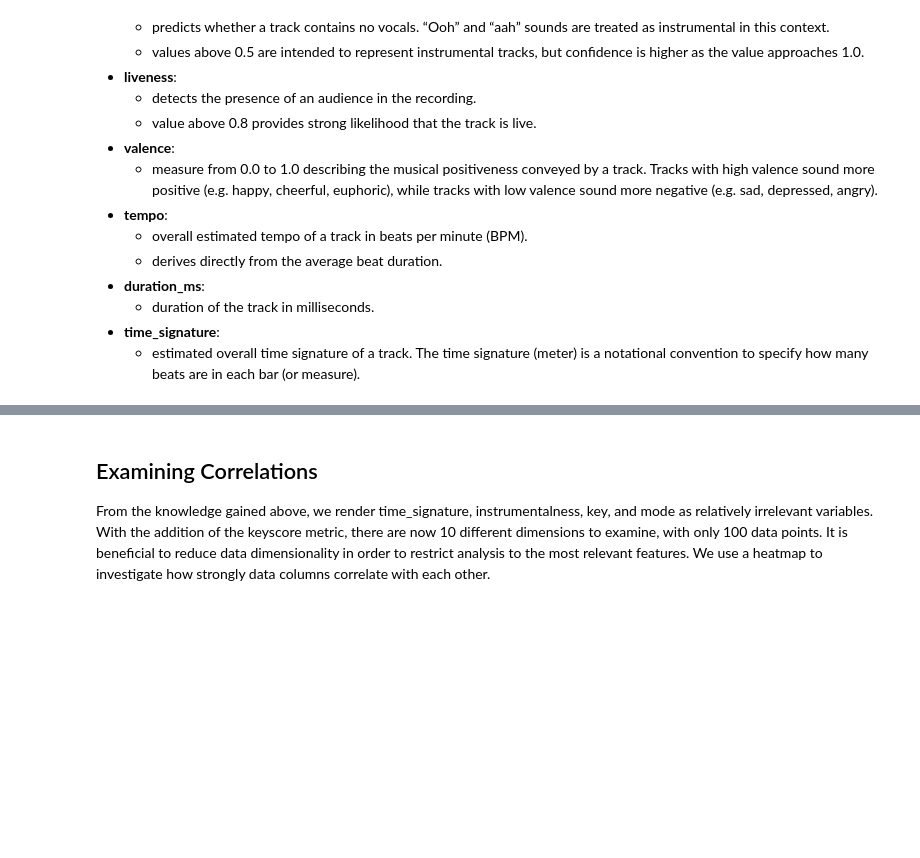
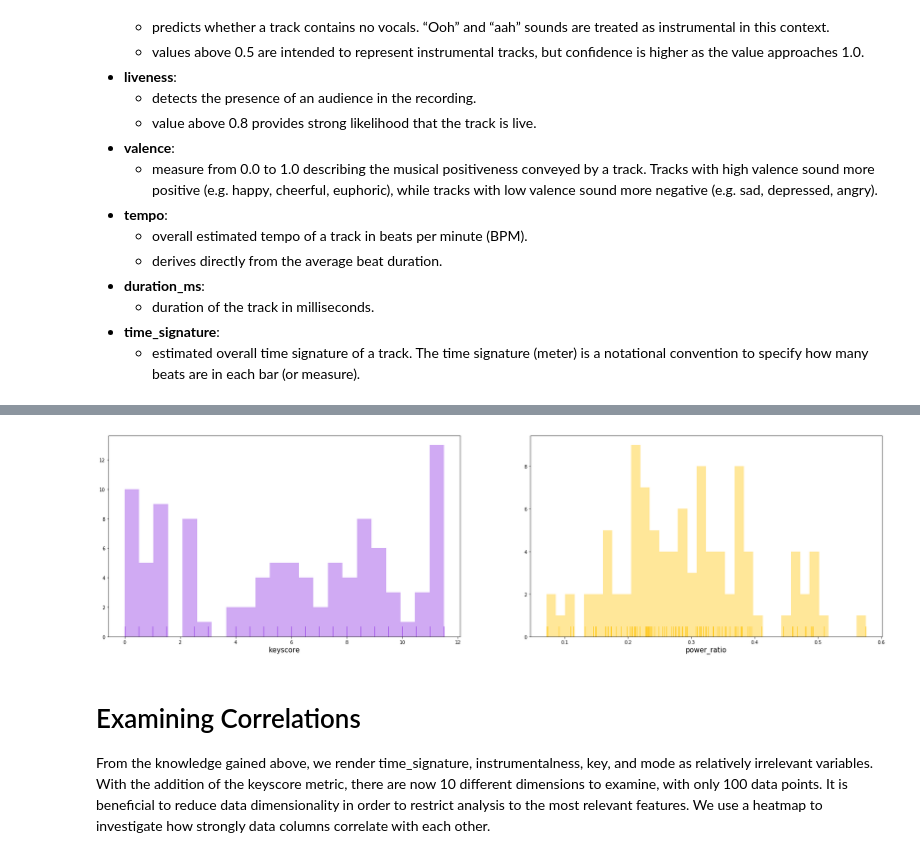
Before and after one commit to bigolu/CS439, a Jupyter notebook: SpotifyRankingStudy.ipynb, the cells around one changed output, grey strips where cells are left out. Saved outputs shown, nothing was run; the diff lists cells and outputs as text; code cells hidden in the pictures; blank space fills up the shorter version.

```diff
--- a/SpotifyRankingStudy.ipynb
+++ b/SpotifyRankingStudy.ipynb
@@ -52,8 +52,8 @@ import seaborn as sns
 # %% [markdown]
 We then read our csv data into a dataframe.  The dataset contains other information beyond the name of the songs and its ranking, as shown below.  We also check that the dataset is complete and void of duplicates.  Fortunately, our starting data is clean.
 # %%
-#sdata = pd.read_csv('./featuresdf.csv')
-sdata = pd.read_csv('./smaller.csv')
+sdata = pd.read_csv('./featuresdf.csv')
+
 sdata.head(8)
 # %% [output]
 |  | id | name | artists | danceability | energy | key | loudness | mode | speechiness | ... |
@@ -175,15 +185,26 @@ $$keyscore = key + 0.5*mode$$
 # %%
-fig1_2 = plt.figure(figsize = (10, 6))
+fig1_2 = plt.figure(figsize = (30, 8))
 
 
 sdata['keyscore'] = sdata['key'] + 0.5 * sdata['mode']
-a = fig1_2.add_subplot(1,1,1)
-a.set_xlabel('keyscore', fontsize = 15)
+sdata['power_ratio'] = 10 ** (sdata['loudness'] / 10)
+ks = fig1_2.add_subplot(1,2,1)
 
-a = sns.distplot(sdata['keyscore'], bins=22, #22 keys + mode pairs
+ks.set_xlabel('keyscore', fontsize = 15)
+
+ks = sns.distplot(sdata['keyscore'], bins=22, #22 keys + mode pairs
                  color = pal[3], rug = True, kde = False)
+
+pr = fig1_2.add_subplot(1, 2, 2)
+
+pr.set_xlabel('power_ratio', fontsize =15)
+
+pr = sns.distplot(sdata['power_ratio'], bins = 34,
+                 color = pal[4], rug = True, kde = False)
+# %% [output]
+[figure, added]
 # %% [markdown]
-## Examining Correlations
+# Examining Correlations
 
 
 From the knowledge gained above, we render time_signature, instrumentalness, key, and mode as relatively irrelevant variables.  With the addition of the keyscore metric, there are now 10 different dimensions to examine, with only 100 data points.  It is beneficial to reduce data dimensionality in order to restrict analysis to the most relevant features.  We use a heatmap to investigate how strongly data columns correlate with each other.
```
Also changed, not shown: parts of 12 cells of this notebook, 1 other file.
